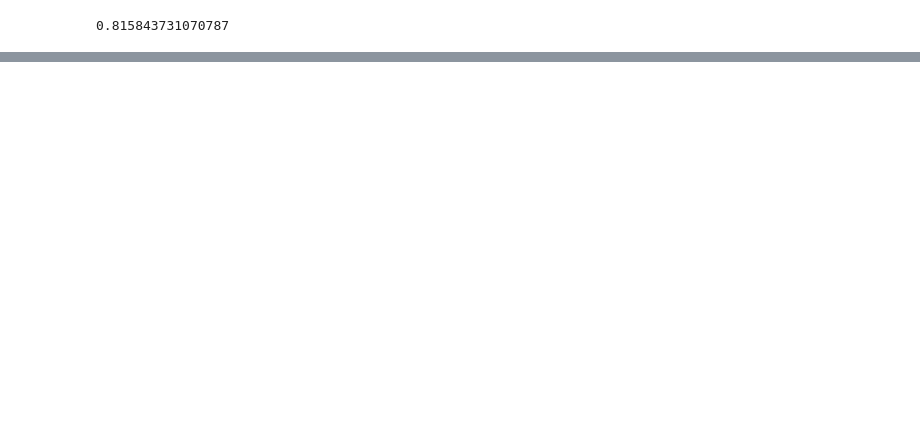
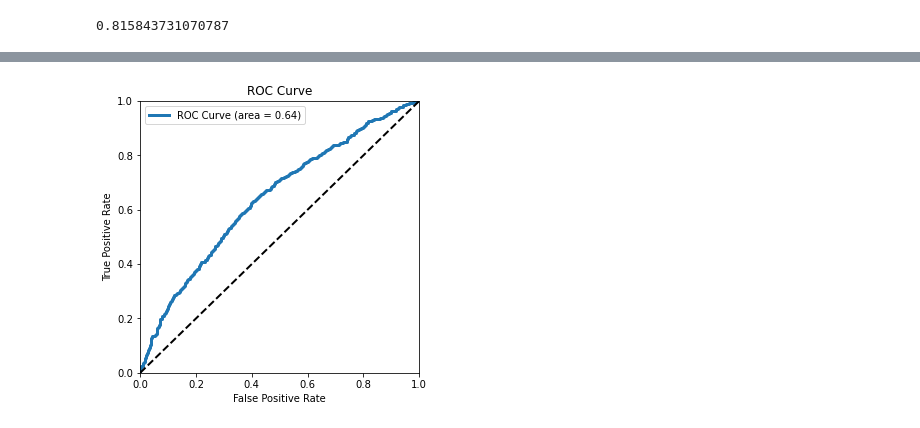
Before and after one commit to yidong72/XGBoostWorkshop, a Jupyter notebook: XGBoost.ipynb, the cells around one changed output, grey strips where cells are left out. Cells and saved outputs as stored; diff of their text form; code cells hidden in the pictures; blank space fills up the shorter version.

```diff
--- a/XGBoost.ipynb
+++ b/XGBoost.ipynb
@@ -299,0 +423,7 @@ grid_search.best_score_
+# %%
+delayed_x_chunks = df[0].to_delayed()
+delayed_y_chunks = df[1].to_delayed()
+train_x_dask_df = dask_cudf.from_delayed(delayed_x_chunks[:validation_chunks])
+train_y_dask_df = dask_cudf.from_delayed(delayed_y_chunks[:validation_chunks])
+val_x_dask_df = dask_cudf.from_delayed(delayed_x_chunks[validation_chunks:])
+val_y_dask_df = dask_cudf.from_delayed(delayed_y_chunks[validation_chunks:])
@@ -299,0 +434,13 @@ grid_search.best_score_
+# %%
+#dtrain = xgb.DMatrix(dask_df[list(range(20))], dask_df['label'])
+params={
+          'learning_rate': 0.1,
+          'colsample_bytree' : 0.3,
+          'max_depth': 5,
+          'num_parallel_tree':1,
+          'objective': 'binary:logistic',
+          'alpha' : 10,
+          'silent': True,
+          'tree_method':'gpu_hist',
+          'eval_metric':'auc'}
+bst = dask_xgboost.train(client, params, train_x_dask_df, train_y_dask_df, num_boost_round=100)
@@ -299,0 +470,22 @@ grid_search.best_score_
+# %%
+from sklearn import metrics
+y_predictions = dask_xgboost.predict(client, bst, val_x_dask_df)
+train_y_dask_df.compute()
+y_predictions.compute()
+fpr, tpr, thresholds = metrics.roc_curve(val_y_dask_df.compute(), y_predictions.compute())
+
+fig, ax = plt.subplots(figsize=(5, 5))
+ax.plot(fpr, tpr, lw=3,
+        label='ROC Curve (area = {:.2f})'.format(metrics.auc(fpr, tpr)))
+ax.plot([0, 1], [0, 1], 'k--', lw=2)
+ax.set(
+    xlim=(0, 1),
+    ylim=(0, 1),
+    title="ROC Curve",
+    xlabel="False Positive Rate",
+    ylabel="True Positive Rate",
+)
+ax.legend();
+plt.show()
+# %% [output]
+[figure, added]
```
Also changed, not shown: parts of 56 cells of this notebook.
